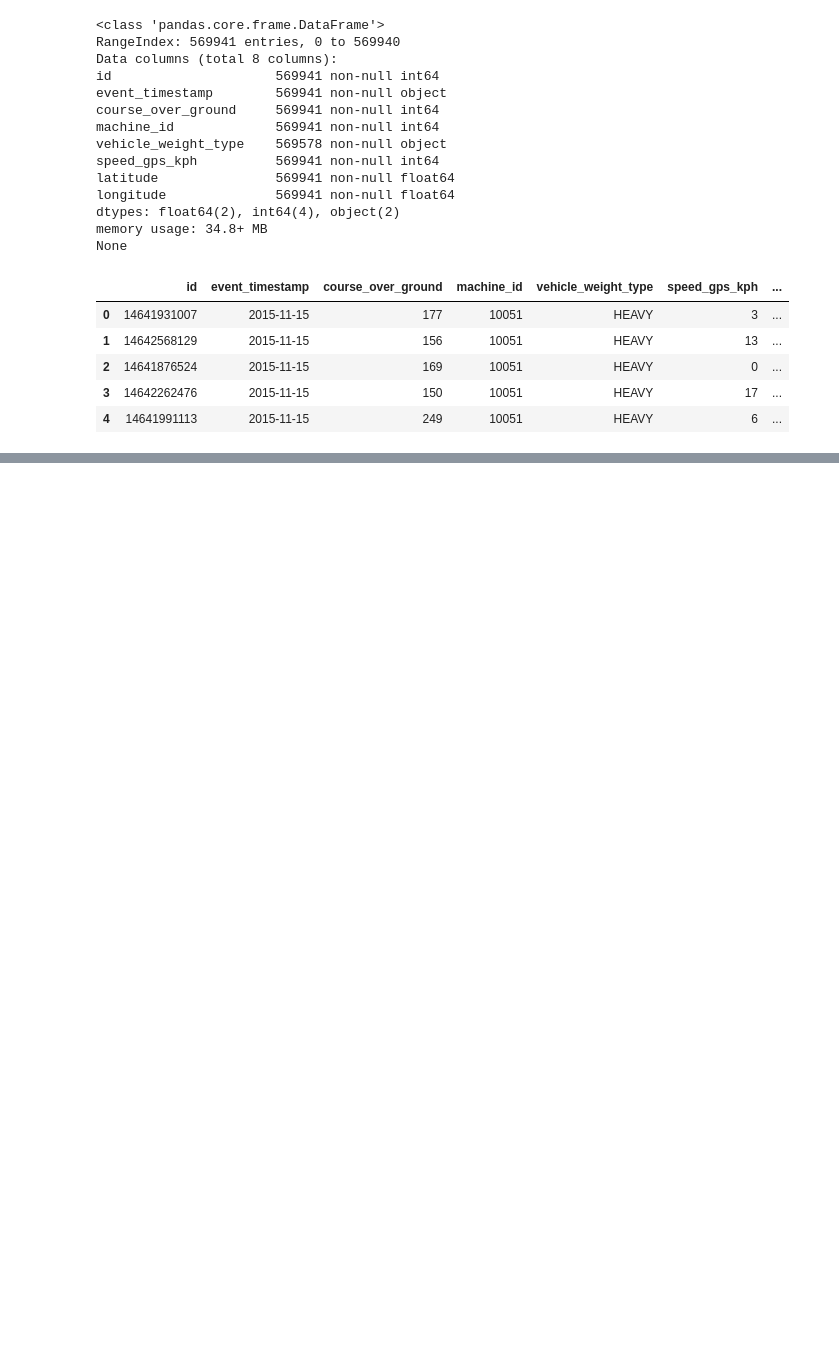
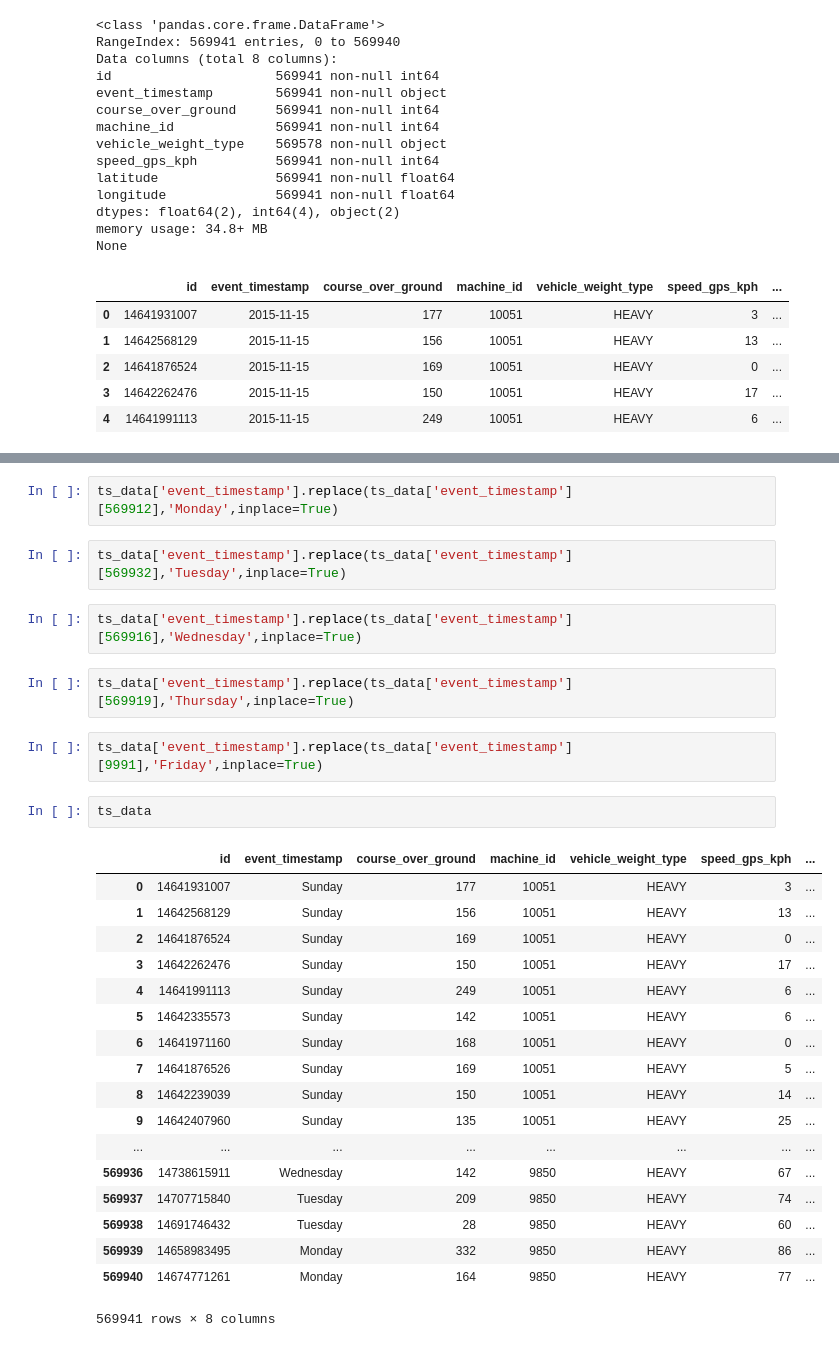
Before and after one commit to EROADdataAnalysis/EROAD, a Jupyter notebook: Project 3 Zack and Adrian.ipynb, the cells around one changed output, grey strips where cells are left out. Drawn from its saved outputs; the diff is of its cells as text; blank space fills up the shorter version.

```diff
--- a/Project 3 Zack and Adrian.ipynb
+++ b/Project 3 Zack and Adrian.ipynb
@@ -125,0 +128,31 @@ None
+# %%
+ts_data['event_timestamp'].replace(ts_data['event_timestamp'][569912],'Monday',inplace=True)
+# %%
+ts_data['event_timestamp'].replace(ts_data['event_timestamp'][569932],'Tuesday',inplace=True)
+# %%
+ts_data['event_timestamp'].replace(ts_data['event_timestamp'][569916],'Wednesday',inplace=True)
+# %%
+ts_data['event_timestamp'].replace(ts_data['event_timestamp'][569919],'Thursday',inplace=True)
+# %%
+ts_data['event_timestamp'].replace(ts_data['event_timestamp'][9991],'Friday',inplace=True)
+# %%
+ts_data
+# %% [output]
+|  | id | event_timestamp | course_over_ground | machine_id | vehicle_weight_type | speed_gps_kph | ... |
+| 0 | 14641931007 | Sunday | 177 | 10051 | HEAVY | 3 | ... |
+| 1 | 14642568129 | Sunday | 156 | 10051 | HEAVY | 13 | ... |
+| 2 | 14641876524 | Sunday | 169 | 10051 | HEAVY | 0 | ... |
+| 3 | 14642262476 | Sunday | 150 | 10051 | HEAVY | 17 | ... |
+| 4 | 14641991113 | Sunday | 249 | 10051 | HEAVY | 6 | ... |
+| 5 | 14642335573 | Sunday | 142 | 10051 | HEAVY | 6 | ... |
+| 6 | 14641971160 | Sunday | 168 | 10051 | HEAVY | 0 | ... |
+| 7 | 14641876526 | Sunday | 169 | 10051 | HEAVY | 5 | ... |
+| 8 | 14642239039 | Sunday | 150 | 10051 | HEAVY | 14 | ... |
+| 9 | 14642407960 | Sunday | 135 | 10051 | HEAVY | 25 | ... |
+| ... | ... | ... | ... | ... | ... | ... | ... |
+| 569936 | 14738615911 | Wednesday | 142 | 9850 | HEAVY | 67 | ... |
+| 569937 | 14707715840 | Tuesday | 209 | 9850 | HEAVY | 74 | ... |
+| 569938 | 14691746432 | Tuesday | 28 | 9850 | HEAVY | 60 | ... |
+| 569939 | 14658983495 | Monday | 332 | 9850 | HEAVY | 86 | ... |
+| 569940 | 14674771261 | Monday | 164 | 9850 | HEAVY | 77 | ... |
+569941 rows × 8 columns
```
Also changed, not shown: parts of 3 cells of this notebook.
